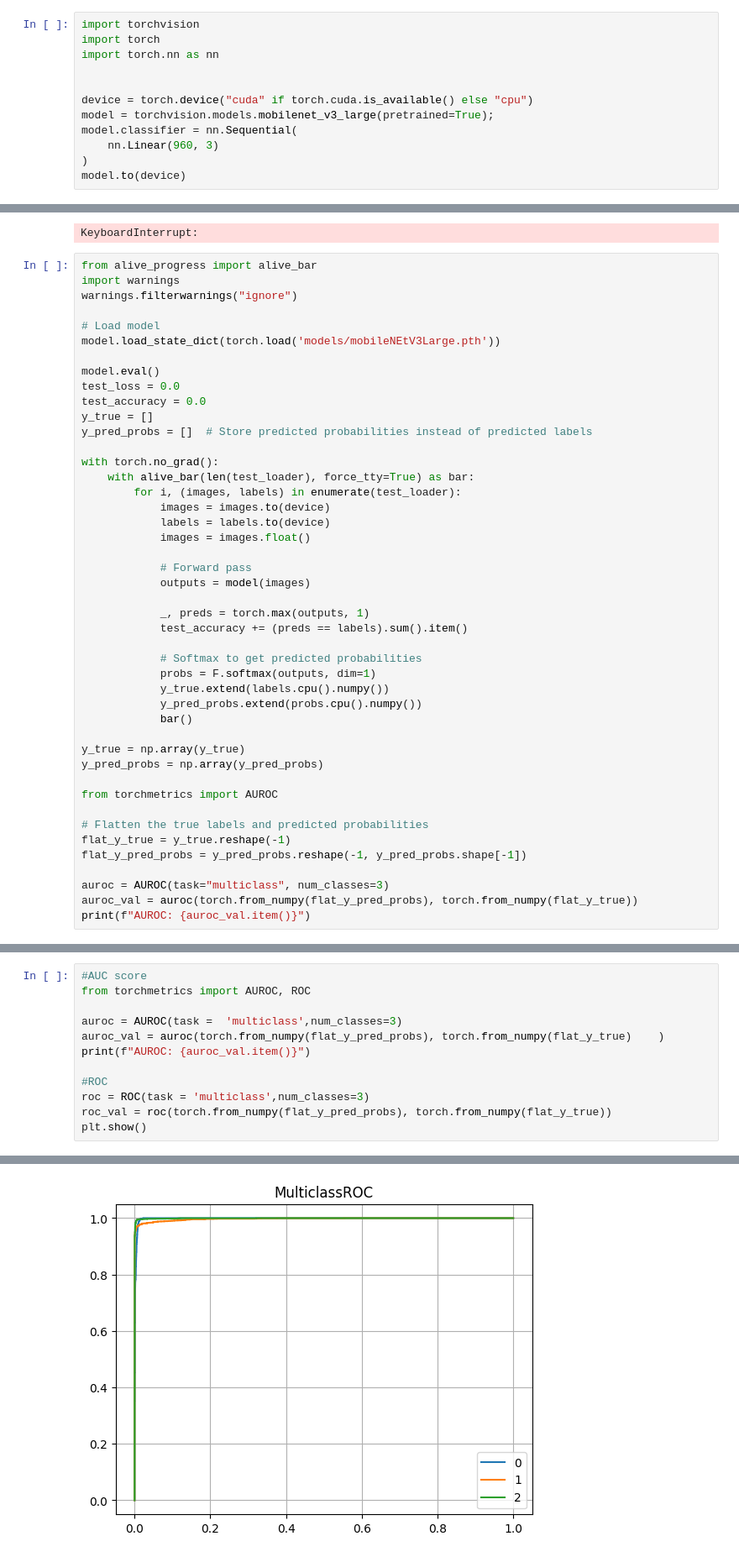
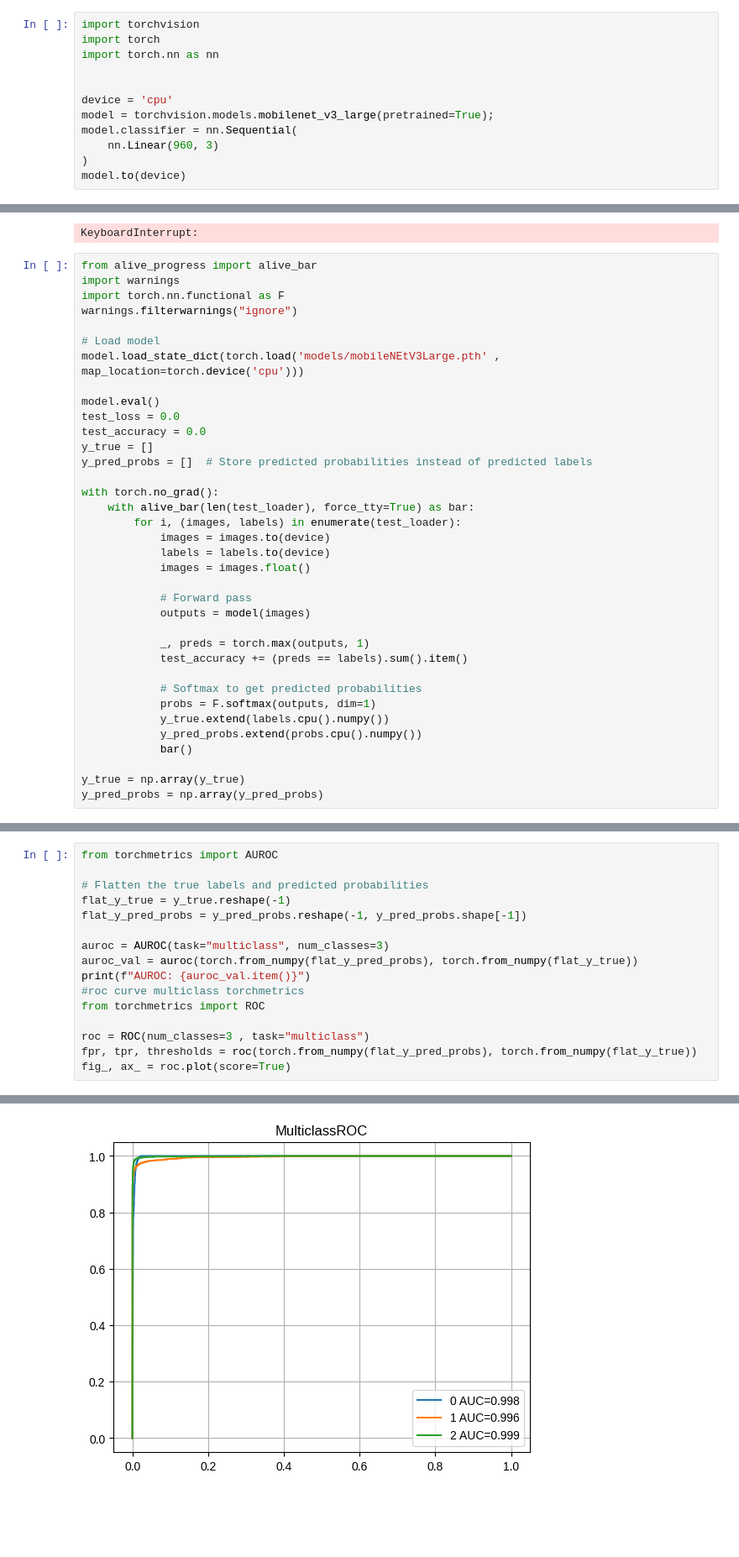
Before and after one commit to arnesh2212/FoundationalModel, a Jupyter notebook: Task1 - Classification/task1.ipynb, the cells around one changed output, grey strips where cells are left out. Shown: that part at 84% size. Saved outputs shown, nothing was run; the diff lists cells and outputs as text; blank space fills up the shorter version.

```diff
--- a/Task1 - Classification/task1.ipynb
+++ b/Task1 - Classification/task1.ipynb
@@ -598,7 +600,7 @@ import torch
 import torch.nn as nn
 
 
-device = torch.device("cuda" if torch.cuda.is_available() else "cpu")
+device = 'cpu'
 model = torchvision.models.mobilenet_v3_large(pretrained=True);
 model.classifier = nn.Sequential(
     nn.Linear(960, 3)
@@ -739,10 +740,11 @@ KeyboardInterrupt:
 # %%
 from alive_progress import alive_bar
 import warnings
+import torch.nn.functional as F
 warnings.filterwarnings("ignore")
 
 # Load model
-model.load_state_dict(torch.load('models/mobileNEtV3Large.pth'))
+model.load_state_dict(torch.load('models/mobileNEtV3Large.pth' , map_location=torch.device('cpu')))
 
 model.eval()
 test_loss = 0.0
@@ -771,13 +773,3 @@ with torch.no_grad():
 
 y_true = np.array(y_true)
 y_pred_probs = np.array(y_pred_probs)
-
-from torchmetrics import AUROC
-
-# Flatten the true labels and predicted probabilities
-flat_y_true = y_true.reshape(-1)
-flat_y_pred_probs = y_pred_probs.reshape(-1, y_pred_probs.shape[-1])
-
-auroc = AUROC(task="multiclass", num_classes=3)
-auroc_val = auroc(torch.from_numpy(flat_y_pred_probs), torch.from_numpy(flat_y_true))
-print(f"AUROC: {auroc_val.item()}")
@@ -786,13 +776,17 @@ AUROC: 0.9983699917793274
 # %%
-#AUC score
-from torchmetrics import AUROC, ROC
+from torchmetrics import AUROC
 
-auroc = AUROC(task =  'multiclass',num_classes=3)
-auroc_val = auroc(torch.from_numpy(flat_y_pred_probs), torch.from_numpy(flat_y_true)    )
+# Flatten the true labels and predicted probabilities
+flat_y_true = y_true.reshape(-1)
+flat_y_pred_probs = y_pred_probs.reshape(-1, y_pred_probs.shape[-1])
+
+auroc = AUROC(task="multiclass", num_classes=3)
+auroc_val = auroc(torch.from_numpy(flat_y_pred_probs), torch.from_numpy(flat_y_true))
 print(f"AUROC: {auroc_val.item()}")
+#roc curve multiclass torchmetrics
+from torchmetrics import ROC
 
-#ROC
-roc = ROC(task = 'multiclass',num_classes=3)
-roc_val = roc(torch.from_numpy(flat_y_pred_probs), torch.from_numpy(flat_y_true))
-plt.show()
+roc = ROC(num_classes=3 , task="multiclass")
+fpr, tpr, thresholds = roc(torch.from_numpy(flat_y_pred_probs), torch.from_numpy(flat_y_true))
+fig_, ax_ = roc.plot(score=True)
 # %% [output]
@@ -800 +794 @@ AUROC: 0.9983699917793274
-[figure, old version]
+[figure, new version]
```
Also changed, not shown: parts of 5 cells of this notebook.
